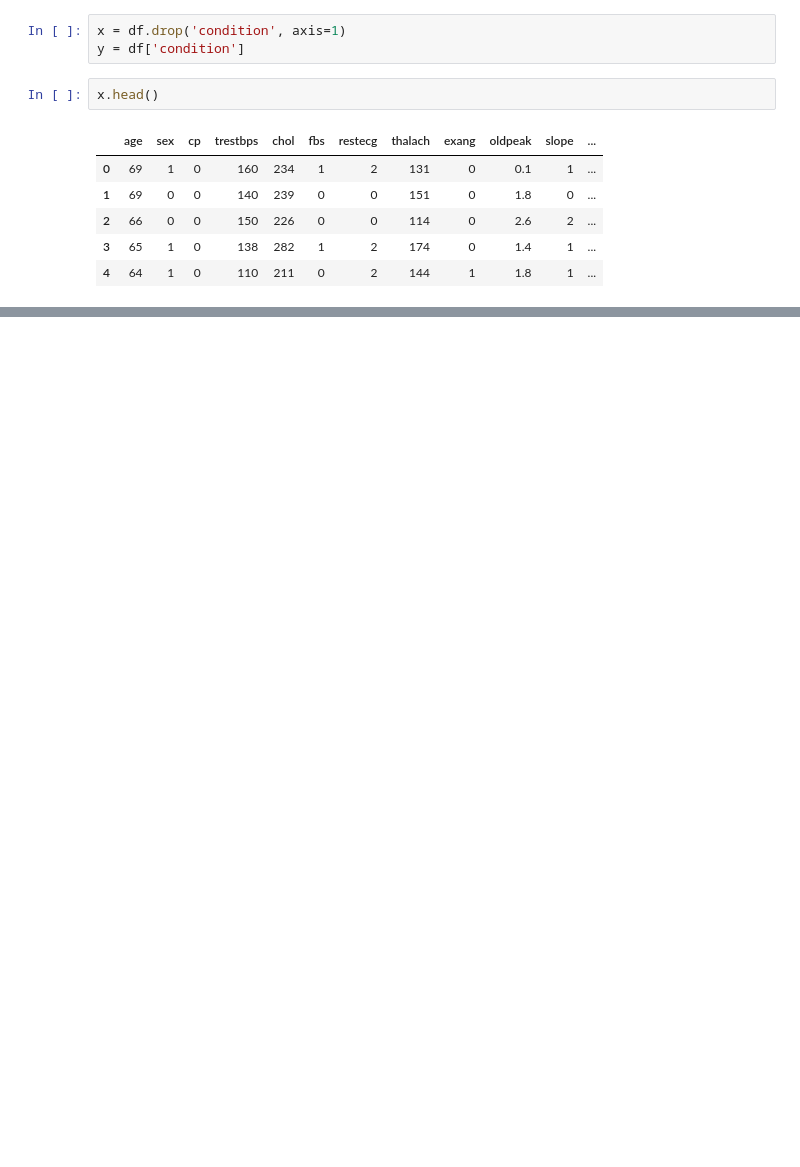
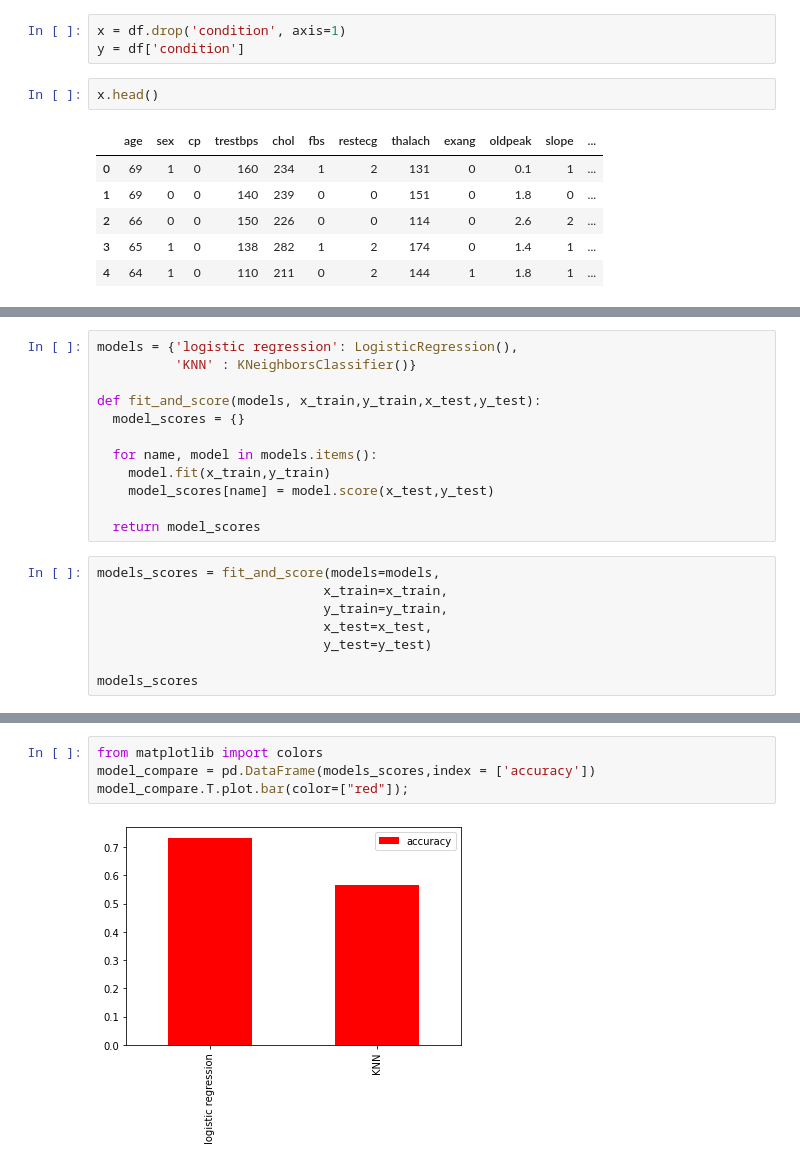
Before and after one commit to badl7/heart_disease-ML_project, a Jupyter notebook: proje1.ipynb, the cells around one changed output, grey strips where cells are left out. Drawn from its saved outputs; the diff is of its cells as text; blank space fills up the shorter version.

```diff
--- a/proje1.ipynb
+++ b/proje1.ipynb
@@ -105,0 +115,20 @@ x_train, x_test, y_train, y_test = train_test_split(x,y,
+# %%
+models = {'logistic regression': LogisticRegression(),
+          'KNN' : KNeighborsClassifier()}
+
+def fit_and_score(models, x_train,y_train,x_test,y_test):
+  model_scores = {}
+
+  for name, model in models.items():
+    model.fit(x_train,y_train)
+    model_scores[name] = model.score(x_test,y_test)
+
+  return model_scores
+# %%
+models_scores = fit_and_score(models=models,
+                             x_train=x_train,
+                             y_train=y_train,
+                             x_test=x_test,
+                             y_test=y_test)
+
+models_scores
@@ -105,0 +144,6 @@ x_train, x_test, y_train, y_test = train_test_split(x,y,
+# %%
+from matplotlib import colors
+model_compare = pd.DataFrame(models_scores,index = ['accuracy'])
+model_compare.T.plot.bar(color=["red"]);
+# %% [output]
+[figure, added]
```
Also changed, not shown: parts of 3 cells of this notebook.
